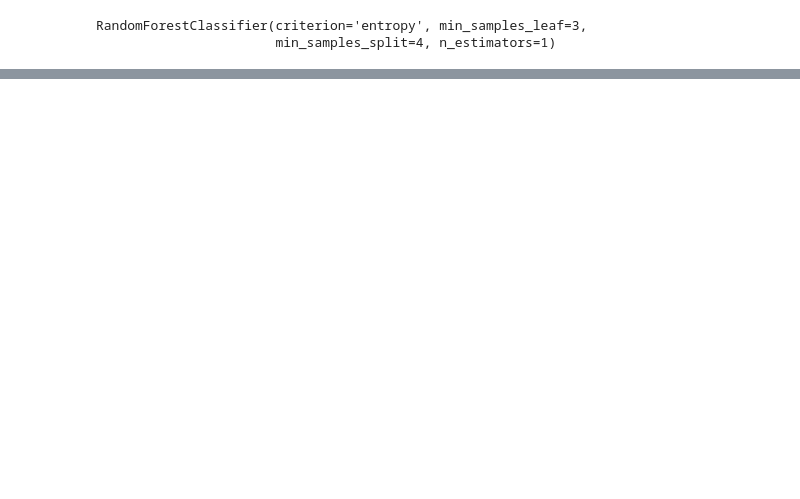
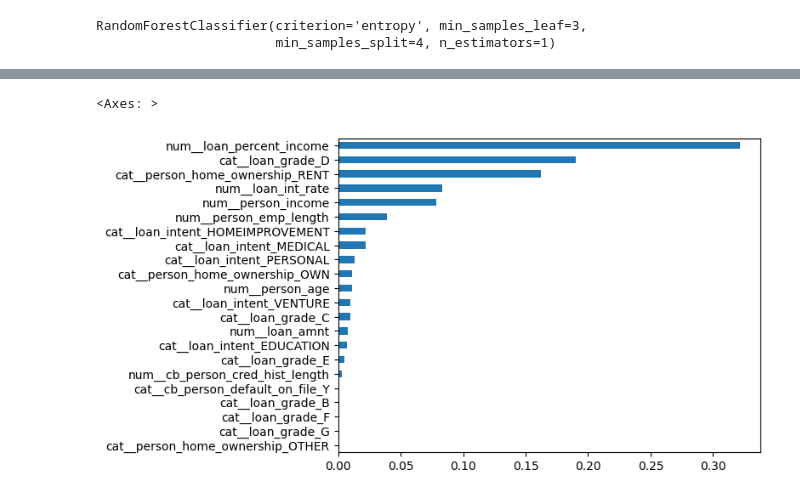
Before and after one commit to manepriyanka321/ML-Practice, a Jupyter notebook: Ensemble techniques/ensemble.ipynb, the cells around one changed output, grey strips where cells are left out. Cells and saved outputs as stored; diff of their text form; code cells hidden in the pictures; blank space fills up the shorter version.

```diff
--- a/Ensemble techniques/ensemble.ipynb
+++ b/Ensemble techniques/ensemble.ipynb
@@ -260,0 +466,3 @@ model.score(xtest, ytest)
+# %%
+imp = pd.Series(best_gb.feature_importances_, index = X_pre.columns)
+imp
@@ -260,0 +487,5 @@ model.score(xtest, ytest)
+# %%
+imp.sort_values(ascending=True).plot(kind="barh")
+# %% [output]
+<Axes: >
+[figure, added]
```
Also changed, not shown: parts of 36 cells of this notebook, 7 other files.
